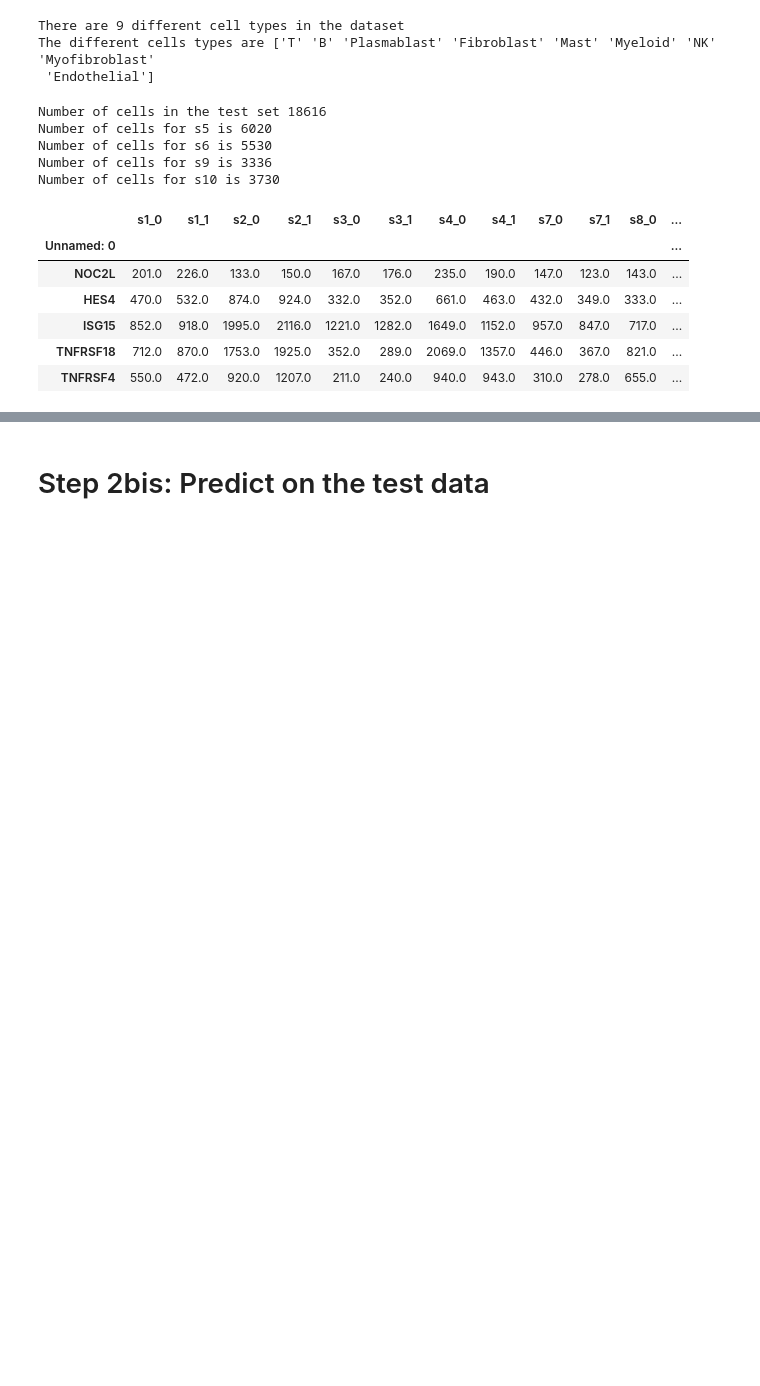
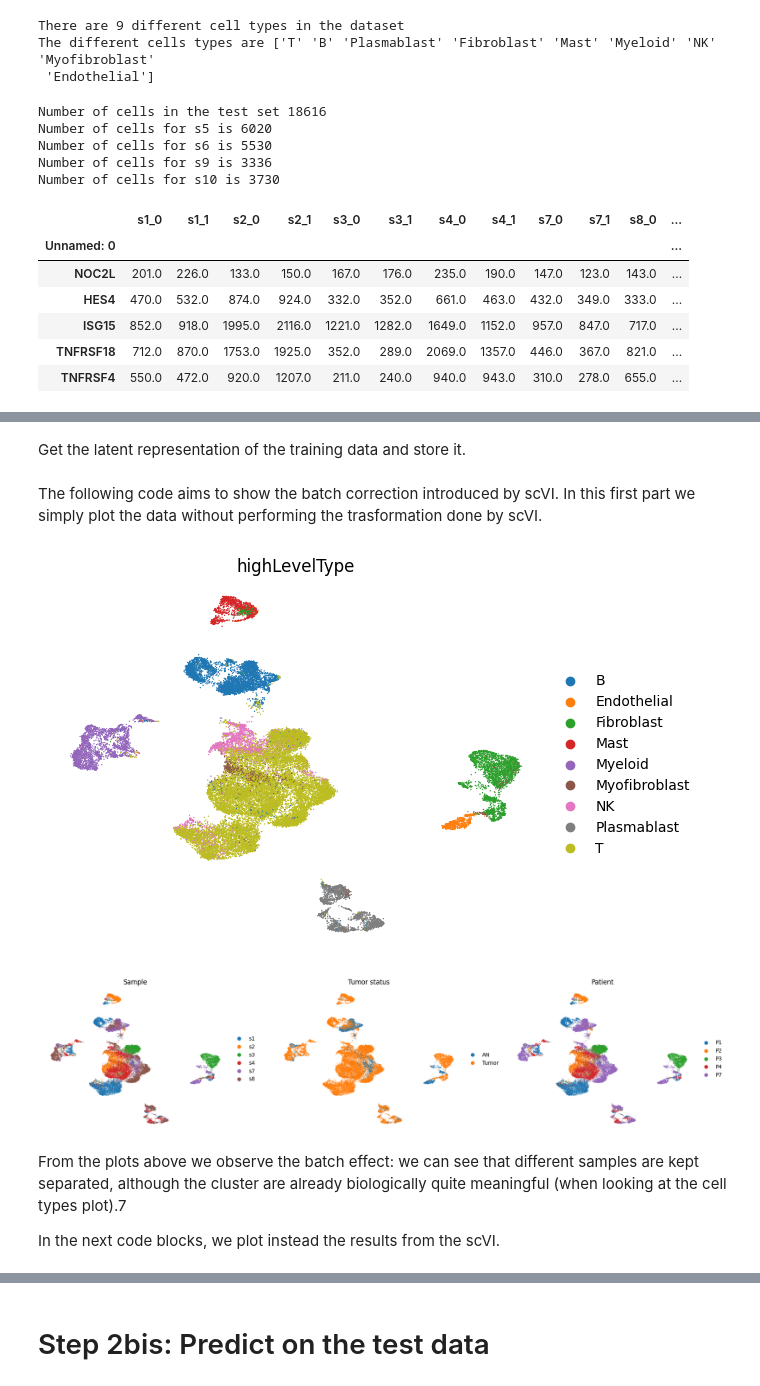
Before and after one commit to EdoardoNegri/Genomics_2, a Jupyter notebook: main.ipynb, the cells around one changed output, grey strips where cells are left out. Saved outputs shown, nothing was run; the diff lists cells and outputs as text; code cells hidden in the pictures; blank space fills up the shorter version.

```diff
--- a/main.ipynb
+++ b/main.ipynb
@@ -113,0 +126,6 @@ train_bulk.head()
+# %%
+
+train_adata.layers["counts"] = train_adata.X.copy()  # preserve counts
+sc.pp.normalize_total(train_adata, target_sum=1e4)
+sc.pp.log1p(train_adata)
+train_adata.raw = train_adata
@@ -113,0 +145,10 @@ train_bulk.head()
+# %%
+scvi.model.SCVI.setup_anndata(
+    train_adata,
+    layer="counts",
+    labels_key=label_key,
+    categorical_covariate_keys=categorical_covariate_keys,
+)
+
+model = scvi.model.SCVI(train_adata)
+model
@@ -113,0 +163,2 @@ train_bulk.head()
+# %%
+model.train(early_stopping=True, max_epochs=200, check_val_every_n_epoch=10)
@@ -113,0 +177,8 @@ train_bulk.head()
+# %% [markdown]
+Get the latent representation of the training data and store it.
+# %%
+Z_train = model.get_latent_representation()
+
+train_adata.obsm["X_scANVI"] = Z_train
+# %% [markdown]
+The following code aims to show the batch correction introduced by scVI. In this first part we simply plot the data without performing the trasformation done by scVI.
@@ -113,0 +190,22 @@ train_bulk.head()
+# %%
+sc.pl.umap(
+    train_adata,
+    color=[label_key],
+    frameon=False,
+    random_state=random_seed
+)
+
+sc.pl.umap(
+    train_adata,
+    color=categorical_covariate_keys,
+    frameon=False,
+    ncols=len(categorical_covariate_keys),
+    random_state=random_seed
+)
+# %% [output]
+[figure, added]
+[figure, added]
+# %% [markdown]
+From the plots above we observe the batch effect: we can see that different samples are kept separated, although the cluster are already biologically quite meaningful (when looking at the cell types plot).7
+
+In the next code blocks, we plot instead the results from the scVI.
```
Also changed, not shown: parts of 59 cells of this notebook, 2 other files.
